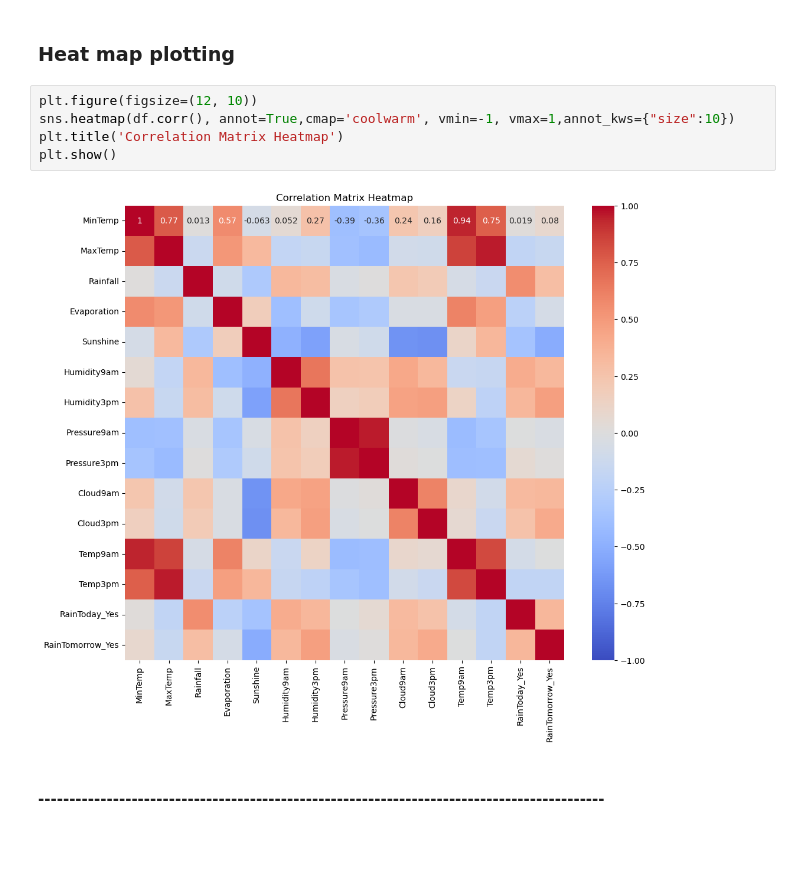
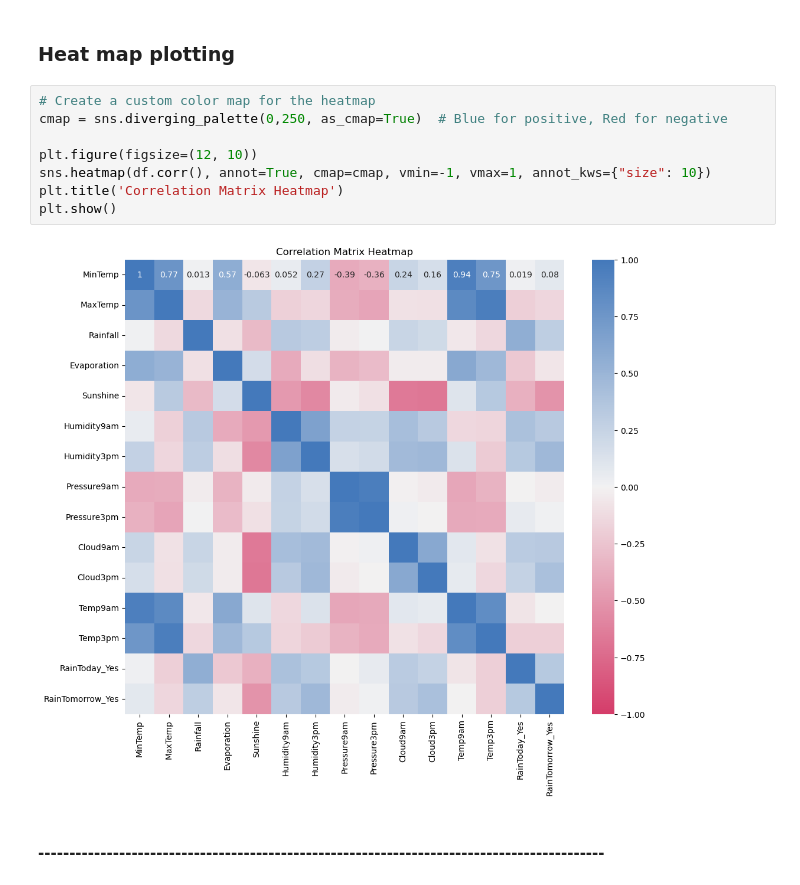
Before and after one commit to fractalpriyanka/Rain-Prediction-Model, a Jupyter notebook: RainPrediction.ipynb, the cells around one changed output. Cells and saved outputs as stored; diff of their text form; blank space fills up the shorter version.

```diff
--- a/RainPrediction.ipynb
+++ b/RainPrediction.ipynb
@@ -171,12 +191,15 @@ df.corr()
 # %% [markdown]
 ### Heat map plotting
 # %%
+# Create a custom color map for the heatmap
+cmap = sns.diverging_palette(0,250, as_cmap=True)  # Blue for positive, Red for negative
+
 plt.figure(figsize=(12, 10))
-sns.heatmap(df.corr(), annot=True,cmap='coolwarm', vmin=-1, vmax=1,annot_kws={"size":10})
+sns.heatmap(df.corr(), annot=True, cmap=cmap, vmin=-1, vmax=1, annot_kws={"size": 10})
 plt.title('Correlation Matrix Heatmap')
 plt.show()
 # %% [output]
-[figure, old version]
+[figure, new version]
 # %% [markdown]
 #### -------------------------------------------------------------------------------------------
 # %% [markdown]
```
Also changed, not shown: parts of 18 cells of this notebook.
